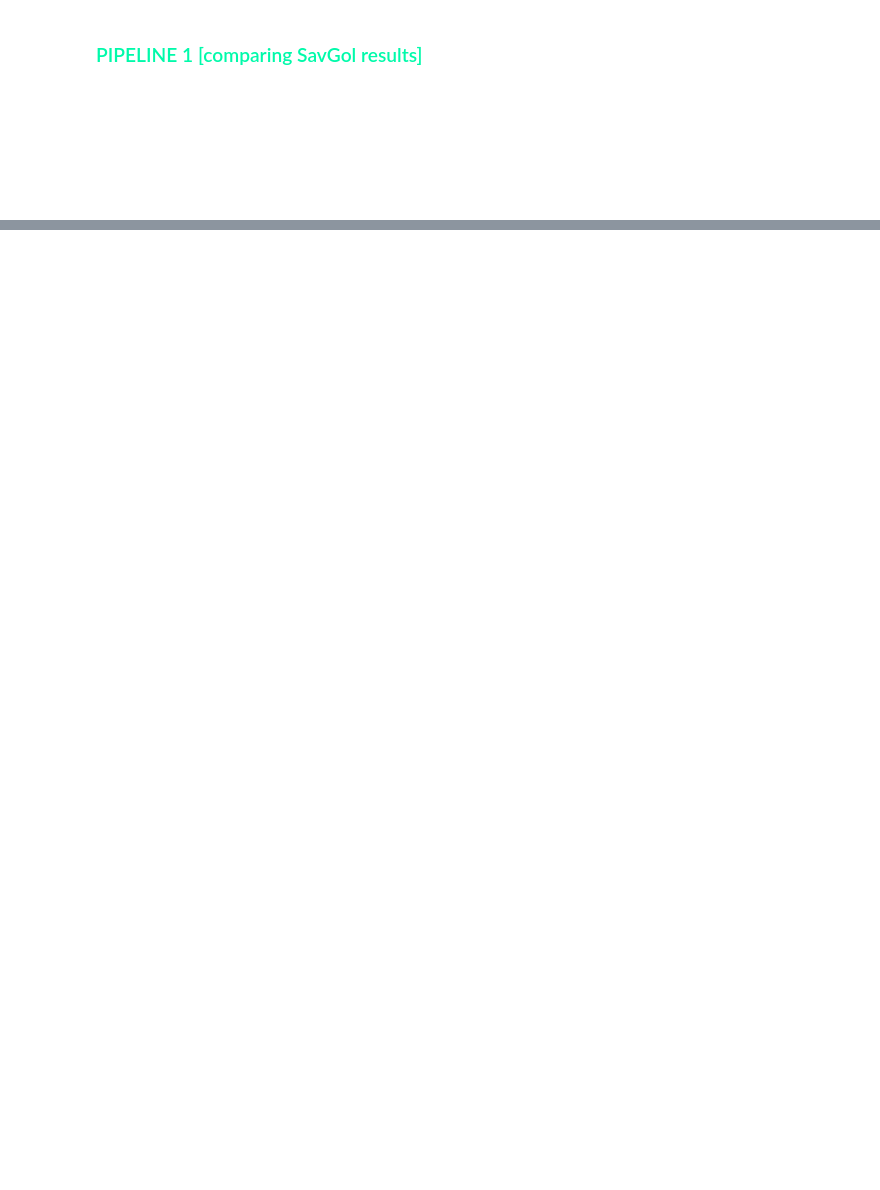
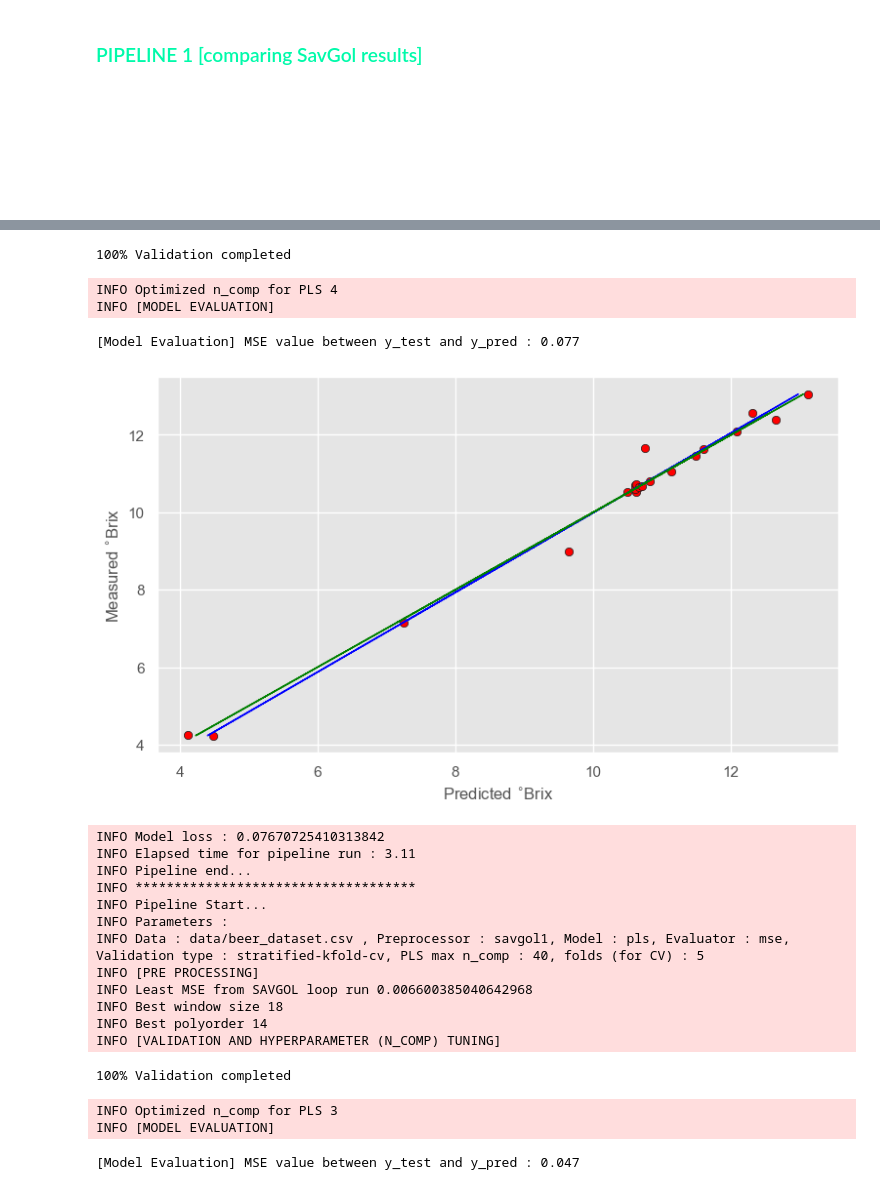
Before and after one commit to kaustav020189/nir-spectroscopy-thesis, a Jupyter notebook: BeerDataset_PLSR.ipynb, the cells around one changed output, grey strips where cells are left out. Drawn from its saved outputs; the diff is of its cells as text; code cells hidden in the pictures; blank space fills up the shorter version.

```diff
--- a/BeerDataset_PLSR.ipynb
+++ b/BeerDataset_PLSR.ipynb
@@ -372,0 +174,59 @@ INFO [PRE PROCESSING]
+# %%
+# Data splitting can be done in various proportions. Check proportions of train-test values available in configfile.ini file
+data = (X_train, X_test, y_train, y_test) = util.get_split_data(files=dataset, split_params=split_params, test_size=float(split_size[2]), showDataEDA=False)
+
+# Run pipeline in loop for all preprocessors combinations OR
+# For selected preprocessors only, you can run the loop using a slice from the whole preprocessors list variable.
+# To check which slice you want, check the configfile.ini file
+for index, val in enumerate(preprocessors):
+    if index in [0, 5, 8]:
+        derivative = 0
+    elif index in [1, 6, 9]:
+        derivative = 1
+    elif index in [2, 7, 10]:
+        derivative = 2
+
+    # Ideally not required to change anything here.
+    # But you can change the derivative explicitly as per your choice (0,1 or 2)
+    preprocessor_params = {
+        'savgol' : {
+            'window_size_range' : np.arange(3,63,3),
+            'polyorder_range' : np.arange(2,18,2),
+            'derivative' : derivative
+        }
+    }
+
+    # Set plotting:True for showing all plots (preprocessing, model fitting, etc. everything)
+    # Set showModelEvaluationPlots:True specifically to show final model evaluation and line of best fit plots. IDEALLY MUST BE SET TO True
+    # Set models[0] for PLS and models[1] for LASSO
+    # evaluators[0] means MSE. Nothing to change here because MSE is best for regression model evaluation
+    # preprocessor: preprocessor[index] where index is (0,...,10). Here since it's running in loop, it gets from val.
+    # preprocessor-params: only required for SavGol and its related combos.
+    # pipeline_run_type: pipeline_run_types[index] -> index can be 0 or 1. 0 means only until preprocessing, 1 means total.
+    pipeline_params = {
+        'logger' : logger,
+        'data' : data,
+        'validation-type' : validation_types[1],
+        'preprocessor' : val,
+        'preprocessor-params' : preprocessor_params,
+        'model' : models[0],
+        'evaluator' : evaluators[0],
+        'pls_max_n_comp' : int(pls_max_n_comp),
+        'folds' : int(folds),
+        'wl' : wl,
+        'plotting' : False,
+        'showModelEvaluationPlots' : True,
+        'pipeline_run_type' : pipeline_run_types[1]
+    }
+
+    start = timer()
+    logger.info("Pipeline Start...")
+    logger.info("Parameters :")
+    params = "Data : " + str(dataset) + " , Preprocessor : " + str(pipeline_params['preprocessor']) + ", Model : " + str(pipeline_params['model']) + ", Evaluator : " + str(pipeline_params['evaluator']) + ", Validation type : " + str(pipeline_params['validation-type']) + ", PLS max n_comp : " + str(pipeline_params['pls_max_n_comp']) + ", folds (for CV) : " + str(pipeline_params['folds'])
+    logger.info(params)
+    util.pipeline(pipeline_params)
+    end = timer()
+    logger.info("Elapsed time for pipeline run : " + str(round((end - start),2)))
+    logger.info("Pipeline end...")
+    logger.info("************************************")
+# %% [output]
@@ -372,0 +241,21 @@ INFO [PRE PROCESSING]
+100% Validation completed
+INFO Optimized n_comp for PLS 4
+INFO [MODEL EVALUATION]
+[Model Evaluation] MSE value between y_test and y_pred : 0.077
+[figure, added]
+INFO Model loss : 0.07670725410313842
+INFO Elapsed time for pipeline run : 3.11
+INFO Pipeline end...
+INFO ************************************
+INFO Pipeline Start...
+INFO Parameters :
+INFO Data : data/beer_dataset.csv , Preprocessor : savgol1, Model : pls, Evaluator : mse, Validation type : stratified-kfold-cv, PLS max n_comp : 40, folds (for CV) : 5
+INFO [PRE PROCESSING]
+INFO Least MSE from SAVGOL loop run 0.006600385040642968
+INFO Best window size 18
+INFO Best polyorder 14
+INFO [VALIDATION AND HYPERPARAMETER (N_COMP) TUNING]
+100% Validation completed
+INFO Optimized n_comp for PLS 3
+INFO [MODEL EVALUATION]
+[Model Evaluation] MSE value between y_test and y_pred : 0.047
```
Also changed, not shown: parts of 17 cells of this notebook, 9 other files.
